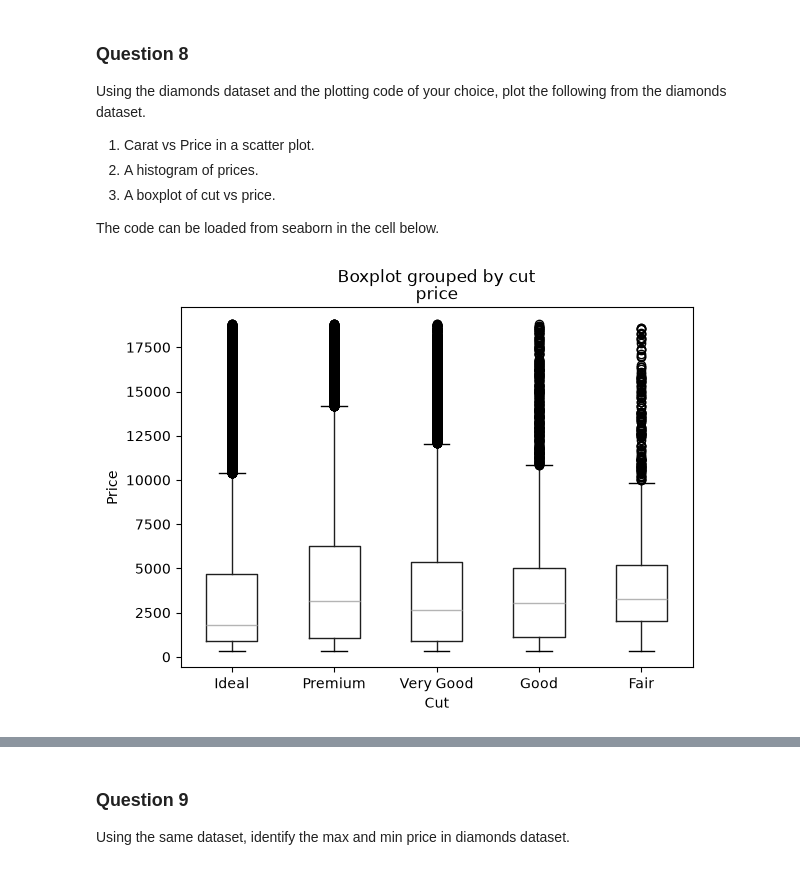
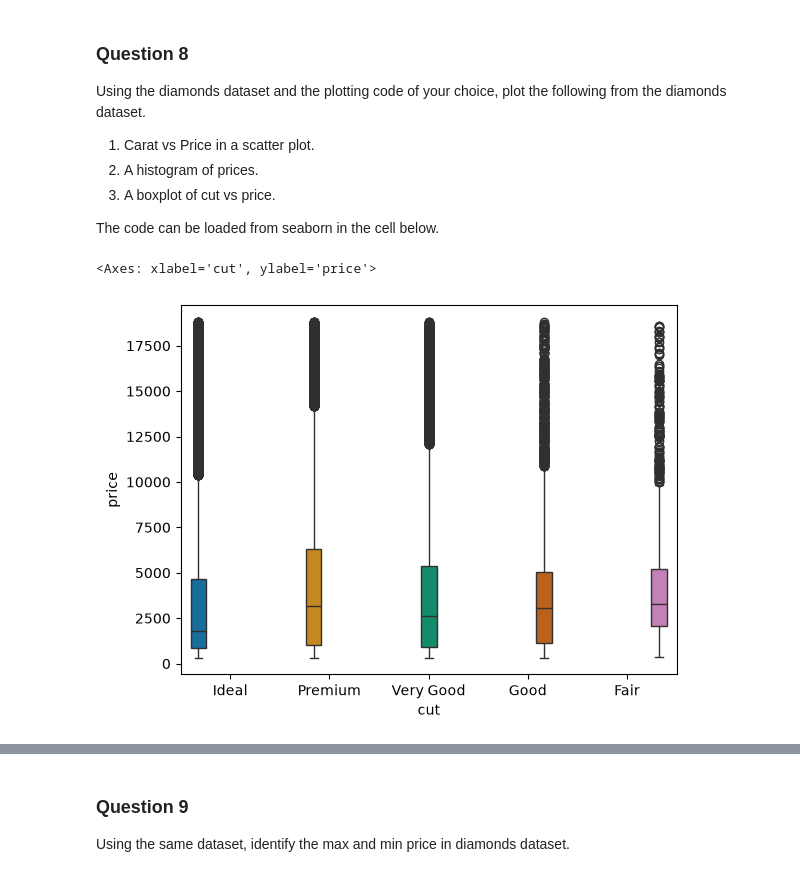
Before and after one commit to jessowen228/LIFE4138_2627_JO, a Jupyter notebook: Coursework_files/Python_Coursework_Questions.ipynb, the cells around one changed output, grey strips where cells are left out. Cells and saved outputs as stored; diff of their text form; code cells hidden in the pictures.

```diff
--- a/Coursework_files/Python_Coursework_Questions.ipynb
+++ b/Coursework_files/Python_Coursework_Questions.ipynb
@@ -172,13 +241,18 @@ The code can be loaded from seaborn in the cell below.
 # %%
 diamonds = sns.load_dataset('diamonds')
 # %%
-diamonds.boxplot(column='price', by='cut')
-plt.grid(False)
-plt.xlabel('Cut')
-plt.ylabel('Price')
-plt.show()
+sns.boxplot(
+    y='price',
+    x='cut',
+    data=diamonds,
+    hue='cut',
+    palette='colorblind',
+    width=0.8,
+    legend=False
+)
 # %% [output]
+<Axes: xlabel='cut', ylabel='price'>
-[figure, old version]
+[figure, new version]
 # %%
 diamonds['price'].plot.hist(bins=30, color='skyblue', edgecolor='navy')
 plt.title('Distribution of Prices')
```
Also changed, not shown: parts of 4 cells of this notebook, 2 other files.
